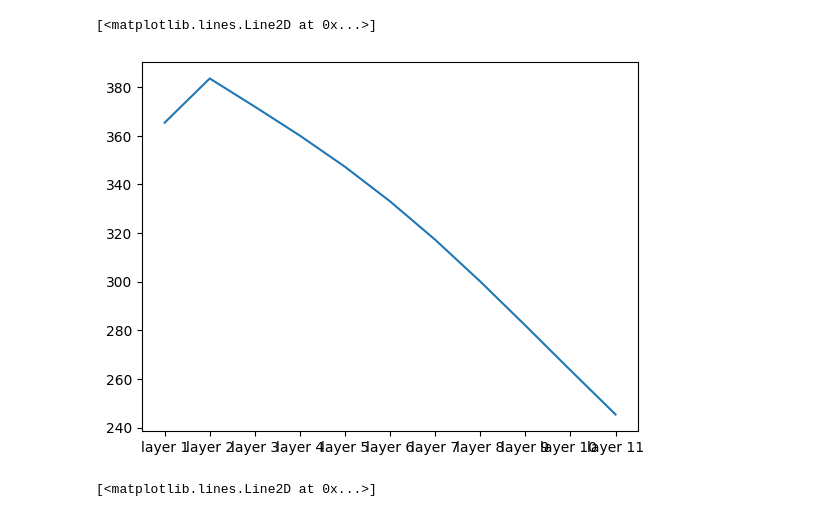
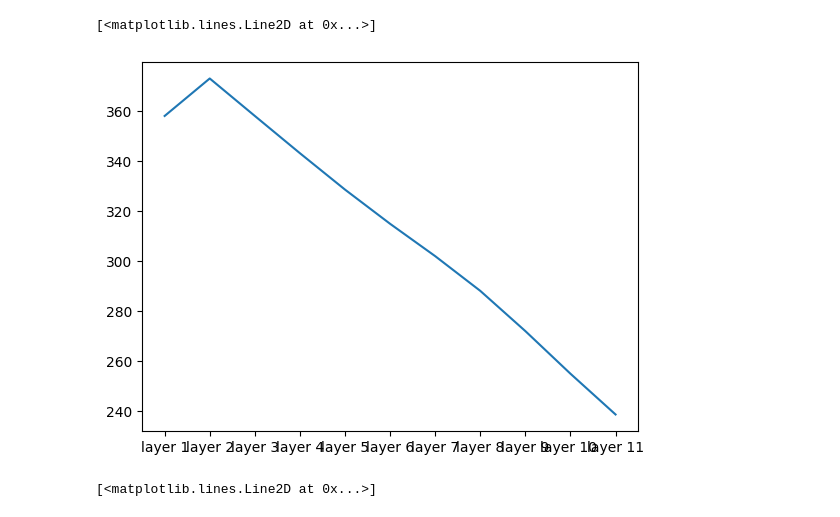
Before and after one commit to iAmBrig12/REU_AI_Thermography, a Jupyter notebook: data_exploration.ipynb, the cells around one changed output. Saved outputs shown, nothing was run; the diff lists cells and outputs as text; code cells hidden in the pictures.

```diff
--- a/data_exploration.ipynb
+++ b/data_exploration.ipynb
@@ -30,8 +22,8 @@ spectrum_train.describe()
 # %%
-plt.plot(temp_train.iloc[60])
+plt.plot(temp_train.iloc[40])
 # %% [output]
 [<matplotlib.lines.Line2D at 0x...>]
-[figure, old version]
+[figure, new version]
 # %%
 plt.plot(temp_test.iloc[15])
 # %% [output]
```
Also changed, not shown: parts of 3 cells of this notebook, 1 other file.
